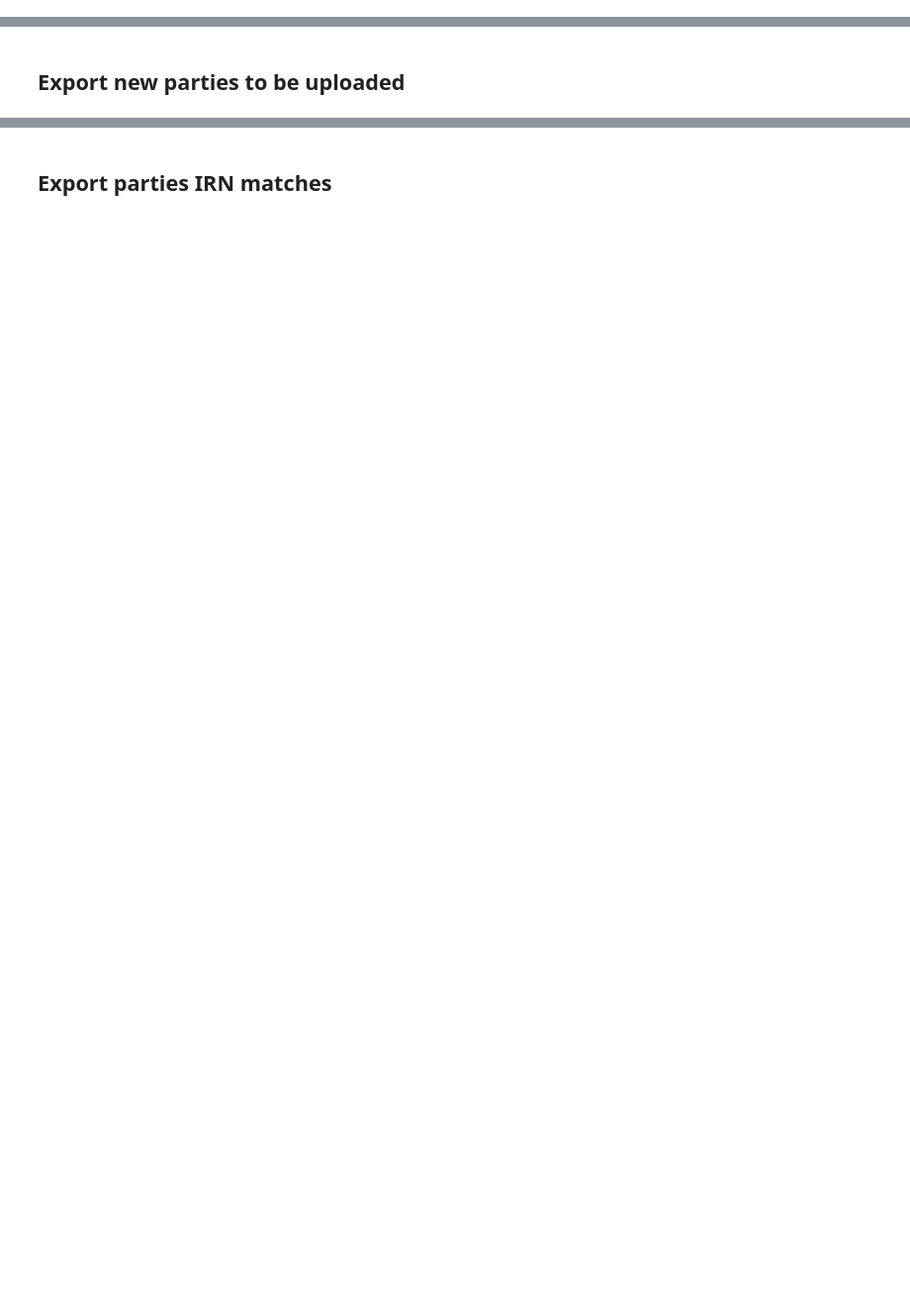
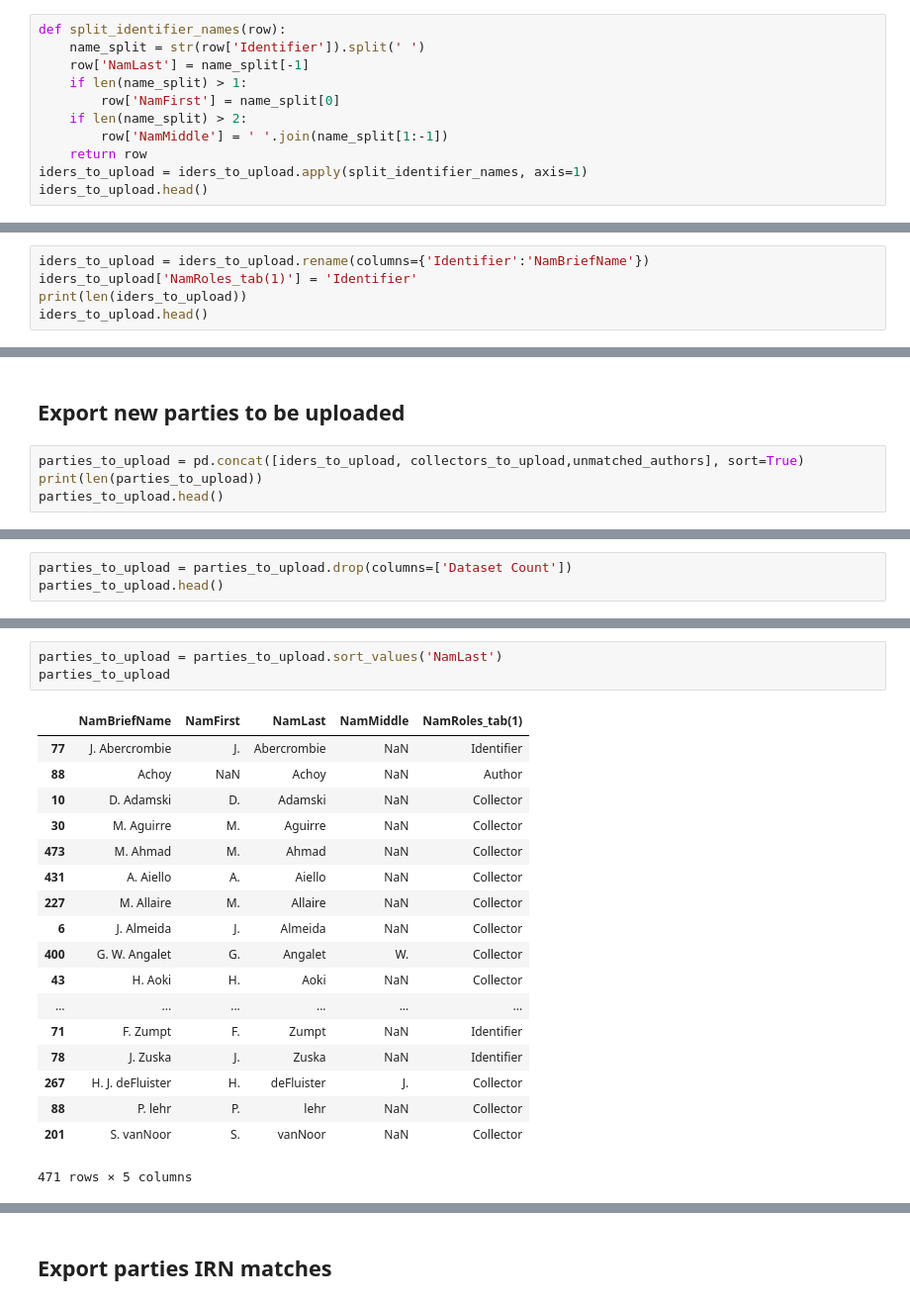
Before and after one commit to MikeTrizna/diptera_emu_upload, a Jupyter notebook: Step 3 Generating Parties upload for new authors and collectors.ipynb, the cells around one changed output, grey strips where cells are left out. Shown at 99% size. Saved outputs shown, nothing was run; the diff lists cells and outputs as text; blank space fills up the shorter version.

```diff
--- a/Step 3 Generating Parties upload for new authors and collectors.ipynb
+++ b/Step 3 Generating Parties upload for new authors and collectors.ipynb
@@ -388,0 +561,11 @@ id_counts.to_csv('processed_data/identifier_counts.tsv', sep='\t', index=False)
+# %%
+def split_identifier_names(row):
+    name_split = str(row['Identifier']).split(' ')
+    row['NamLast'] = name_split[-1]
+    if len(name_split) > 1:
+        row['NamFirst'] = name_split[0]
+    if len(name_split) > 2:
+        row['NamMiddle'] = ' '.join(name_split[1:-1])
+    return row
+iders_to_upload = iders_to_upload.apply(split_identifier_names, axis=1)
+iders_to_upload.head()
@@ -388,0 +579,5 @@ id_counts.to_csv('processed_data/identifier_counts.tsv', sep='\t', index=False)
+# %%
+iders_to_upload = iders_to_upload.rename(columns={'Identifier':'NamBriefName'})
+iders_to_upload['NamRoles_tab(1)'] = 'Identifier'
+print(len(iders_to_upload))
+iders_to_upload.head()
@@ -389,2 +592,6 @@ id_counts.to_csv('processed_data/identifier_counts.tsv', sep='\t', index=False)
 # %% [markdown]
 ## Export new parties to be uploaded
+# %%
+parties_to_upload = pd.concat([iders_to_upload, collectors_to_upload,unmatched_authors], sort=True)
+print(len(parties_to_upload))
+parties_to_upload.head()
@@ -390,0 +606,3 @@ id_counts.to_csv('processed_data/identifier_counts.tsv', sep='\t', index=False)
+# %%
+parties_to_upload = parties_to_upload.drop(columns=['Dataset Count'])
+parties_to_upload.head()
@@ -390,0 +616,22 @@ id_counts.to_csv('processed_data/identifier_counts.tsv', sep='\t', index=False)
+# %%
+parties_to_upload = parties_to_upload.sort_values('NamLast')
+parties_to_upload
+# %% [output]
+|  | NamBriefName | NamFirst | NamLast | NamMiddle | NamRoles_tab(1) |
+| 77 | J. Abercrombie | J. | Abercrombie | NaN | Identifier |
+| 88 | Achoy | NaN | Achoy | NaN | Author |
+| 10 | D. Adamski | D. | Adamski | NaN | Collector |
+| 30 | M. Aguirre | M. | Aguirre | NaN | Collector |
+| 473 | M. Ahmad | M. | Ahmad | NaN | Collector |
+| 431 | A. Aiello | A. | Aiello | NaN | Collector |
+| 227 | M. Allaire | M. | Allaire | NaN | Collector |
+| 6 | J. Almeida | J. | Almeida | NaN | Collector |
+| 400 | G. W. Angalet | G. | Angalet | W. | Collector |
+| 43 | H. Aoki | H. | Aoki | NaN | Collector |
+| ... | ... | ... | ... | ... | ... |
+| 71 | F. Zumpt | F. | Zumpt | NaN | Identifier |
+| 78 | J. Zuska | J. | Zuska | NaN | Identifier |
+| 267 | H. J. deFluister | H. | deFluister | J. | Collector |
+| 88 | P. lehr | P. | lehr | NaN | Collector |
+| 201 | S. vanNoor | S. | vanNoor | NaN | Collector |
+471 rows × 5 columns
```
Also changed, not shown: parts of 28 cells of this notebook, 7 other files.
